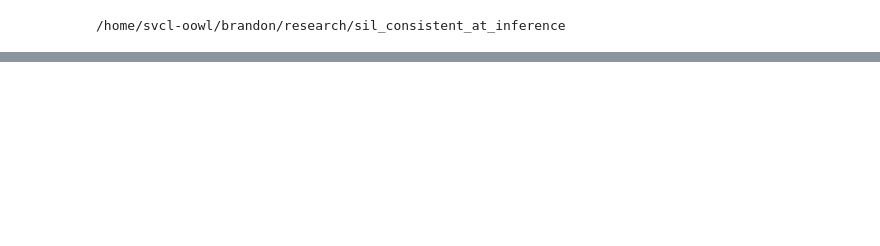
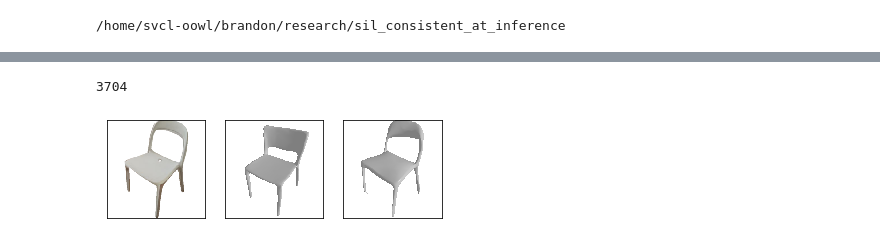
Before and after one commit to edwardyang12/sil_consistent_at_inference, a Jupyter notebook: notebooks/postprocess_dataset.ipynb, the cells around one changed output, grey strips where cells are left out. Saved outputs shown, nothing was run; the diff lists cells and outputs as text; code cells hidden in the pictures; blank space fills up the shorter version.

```diff
--- a/notebooks/postprocess_dataset.ipynb
+++ b/notebooks/postprocess_dataset.ipynb
@@ -58,7 +67,10 @@ def show_meshes(input_dir_img, input_dir_mesh, meshes_group_name=""):
 input_dir_img = "data/test_dataset/"
 input_dir_mesh = "data/test_dataset/"
 cfg_path = "configs/default.yaml"
+#cfg_path = "configs/only_sil.yaml"
 gpu_num = 0
 device = torch.device("cuda:"+str(gpu_num))
-experiment_name = "num_azim_0"
+experiment_name = "hole_test"
+#meshes_to_render = None
+use_meshes = ['3704']
 # %%
@@ -73,6 +95,9 @@ Downloading: "https://download.pytorch.org/models/resnet18-5c106cde.pth" to /roo
 # %%
 # show postprocessed meshes at predicted angle
-show_meshes(input_dir_img, input_dir_mesh, experiment_name)
+show_meshes(input_dir_img, input_dir_mesh, experiment_name, use_meshes)
+# %% [output]
+3704
+[figure, added]
 # %%
 # show training loss info
 for instance_name in dataset_loss_info:
```
Also changed, not shown: parts of 4 cells of this notebook, 7 other files.
